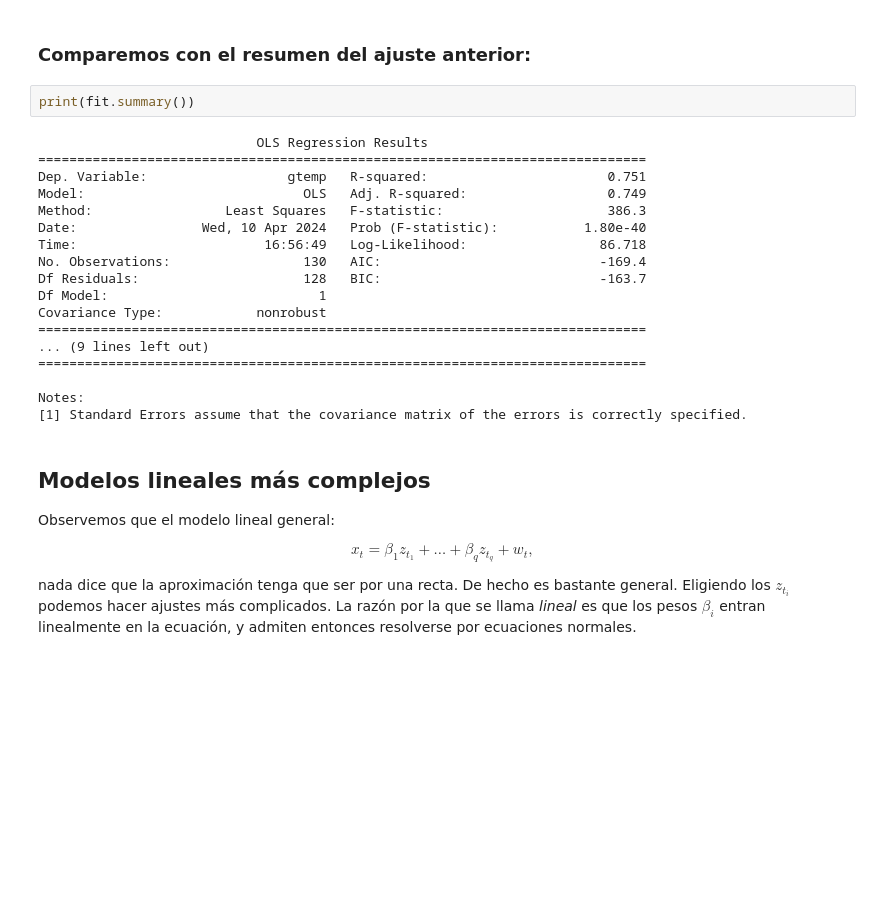
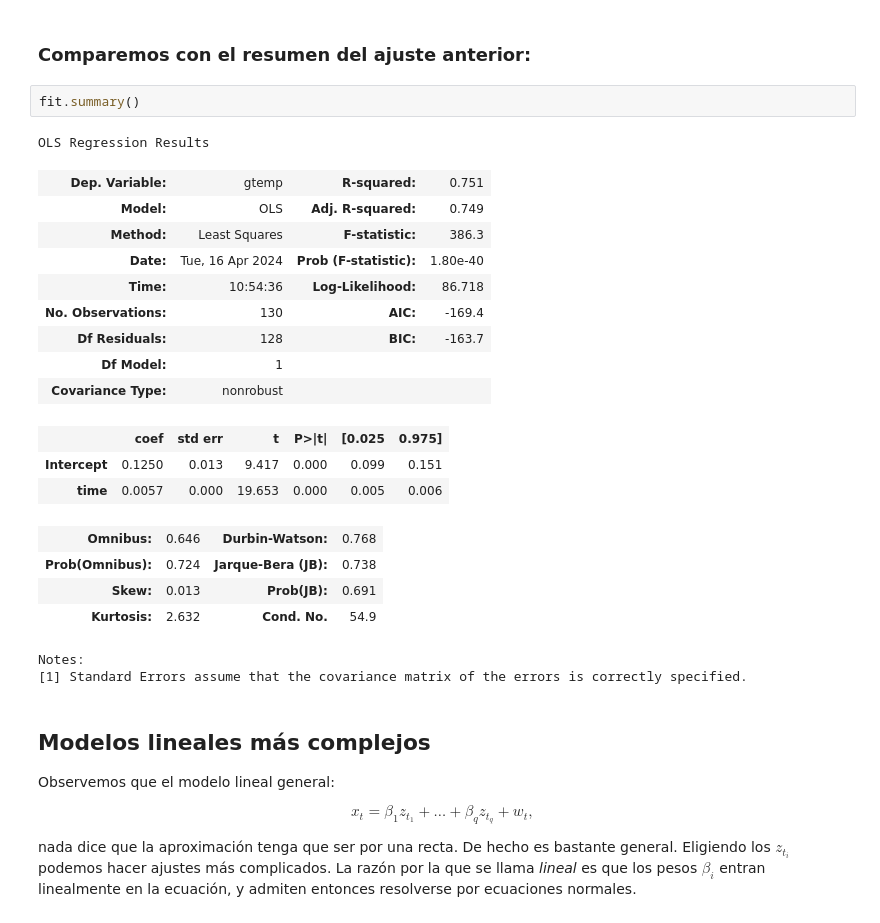
Before and after one commit to aferragu/curso_series_temporales, a Jupyter notebook: 2- Analisis exploratorio/Analisis Exploratorio de Series Temporales - Parte 1.ipynb, the cells around one changed output. Cells and saved outputs as stored; diff of their text form; blank space fills up the shorter version.

```diff
--- a/2- Analisis exploratorio/Analisis Exploratorio de Series Temporales - Parte 1.ipynb
+++ b/2- Analisis exploratorio/Analisis Exploratorio de Series Temporales - Parte 1.ipynb
@@ -256,26 +259,28 @@ RMSE: 0.12514889152776723
 R2: [0.75109541]
 # %% [markdown]
 ### Comparemos con el resumen del ajuste anterior:
-# %%
-print(fit.summary())
-# %% [output]
-                            OLS Regression Results
-==============================================================================
-Dep. Variable:                  gtemp   R-squared:                       0.751
-Model:                            OLS   Adj. R-squared:                  0.749
-Method:                 Least Squares   F-statistic:                     386.3
-Date:                Wed, 10 Apr 2024   Prob (F-statistic):           1.80e-40
-Time:                        16:56:49   Log-Likelihood:                 86.718
-No. Observations:                 130   AIC:                            -169.4
-Df Residuals:                     128   BIC:                            -163.7
-Df Model:                           1
-Covariance Type:            nonrobust
-==============================================================================
-... (9 lines left out)
-==============================================================================
-
-Notes:
-[1] Standard Errors assume that the covariance matrix of the errors is correctly specified.
+# %%
+fit.summary()
+# %% [output]
+OLS Regression Results
+| Dep. Variable: | gtemp | R-squared: | 0.751 |
+| Model: | OLS | Adj. R-squared: | 0.749 |
+| Method: | Least Squares | F-statistic: | 386.3 |
+| Date: | Tue, 16 Apr 2024 | Prob (F-statistic): | 1.80e-40 |
+| Time: | 10:54:36 | Log-Likelihood: | 86.718 |
+| No. Observations: | 130 | AIC: | -169.4 |
+| Df Residuals: | 128 | BIC: | -163.7 |
+| Df Model: | 1 |  |  |
+| Covariance Type: | nonrobust |  |  |
+|  | coef | std err | t | P>|t| | [0.025 | 0.975] |
+| Intercept | 0.1250 | 0.013 | 9.417 | 0.000 | 0.099 | 0.151 |
+| time | 0.0057 | 0.000 | 19.653 | 0.000 | 0.005 | 0.006 |
+| Omnibus: | 0.646 | Durbin-Watson: | 0.768 |
+| Prob(Omnibus): | 0.724 | Jarque-Bera (JB): | 0.738 |
+| Skew: | 0.013 | Prob(JB): | 0.691 |
+| Kurtosis: | 2.632 | Cond. No. | 54.9 |
+Notes:
+[1] Standard Errors assume that the covariance matrix of the errors is correctly specified.
 # %% [markdown]
 ## Modelos lineales más complejos
 
```
Also changed, not shown: parts of 6 cells of this notebook, 2 other files.
